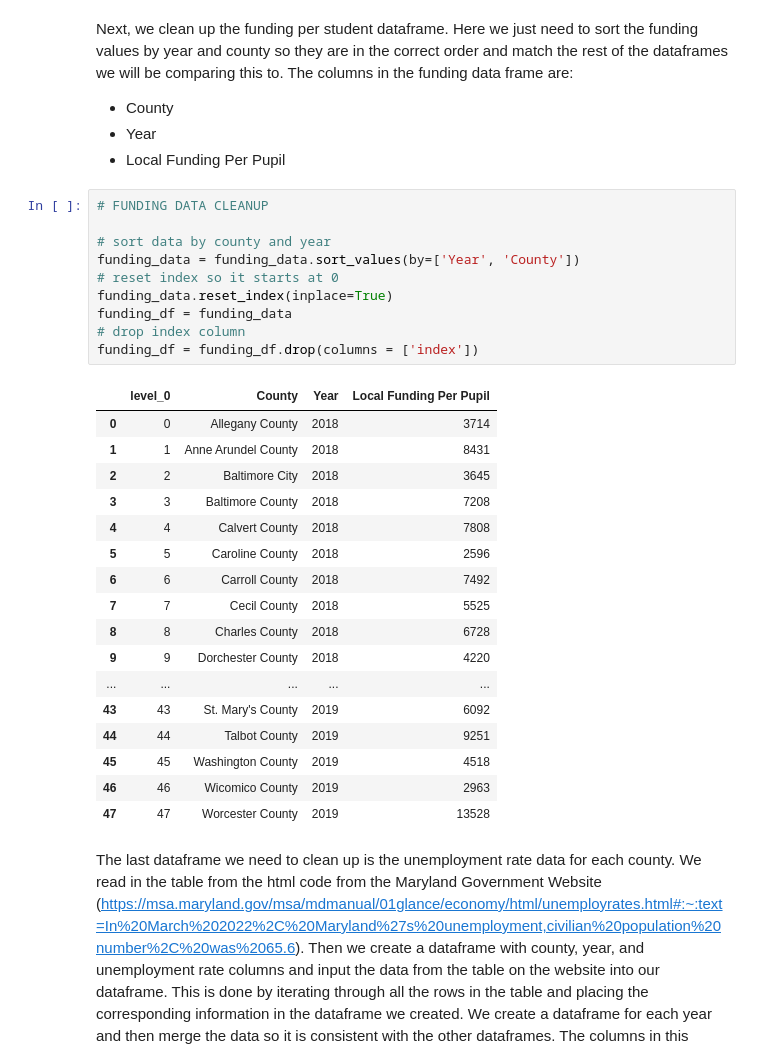
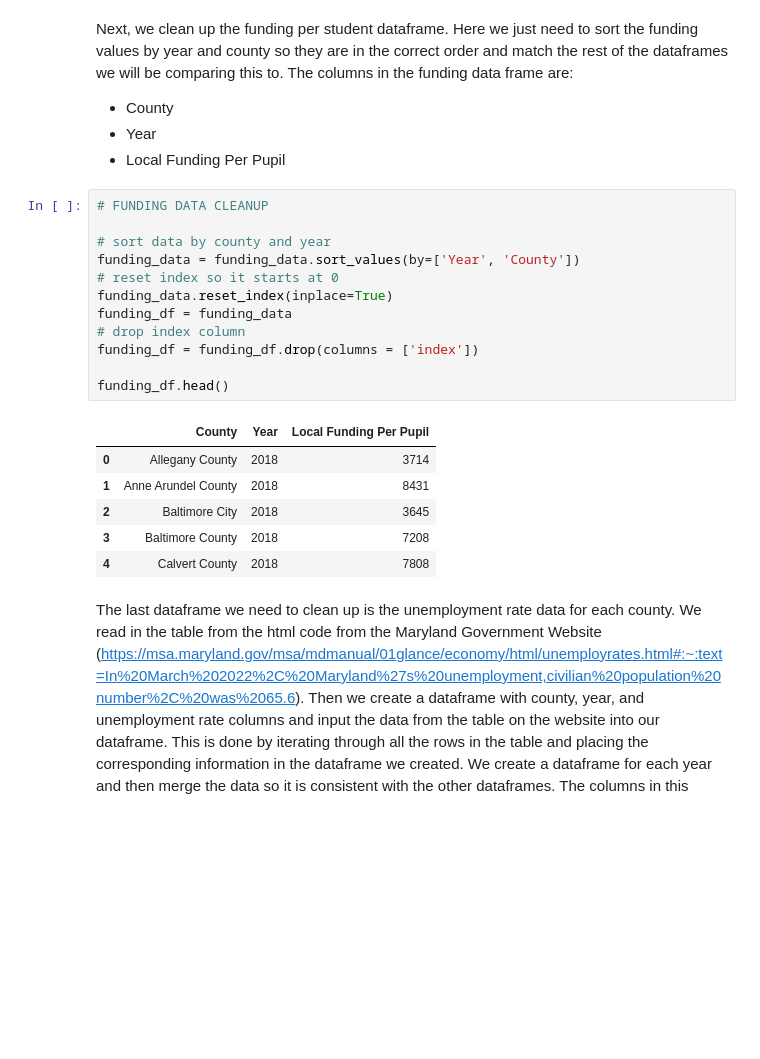
Before and after one commit to lgmueller/lgmueller.github.io, a Jupyter notebook: final-project/final-project.ipynb, the cells around one changed output. Drawn from its saved outputs; the diff is of its cells as text; blank space fills up the shorter version.

```diff
--- a/final-project/final-project.ipynb
+++ b/final-project/final-project.ipynb
@@ -243,31 +243,22 @@ Next, we clean up the funding per student dataframe. Here we just need to sort t
 # %%
 # FUNDING DATA CLEANUP
 
 # sort data by county and year
 funding_data = funding_data.sort_values(by=['Year', 'County'])
 # reset index so it starts at 0
 funding_data.reset_index(inplace=True)
 funding_df = funding_data
 # drop index column
 funding_df = funding_df.drop(columns = ['index'])
+
+funding_df.head()
 # %% [output]
-|  | level_0 | County | Year | Local Funding Per Pupil |
-| 0 | 0 | Allegany County | 2018 | 3714 |
-| 1 | 1 | Anne Arundel County | 2018 | 8431 |
-| 2 | 2 | Baltimore City | 2018 | 3645 |
-| 3 | 3 | Baltimore County | 2018 | 7208 |
-| 4 | 4 | Calvert County | 2018 | 7808 |
-| 5 | 5 | Caroline County | 2018 | 2596 |
-| 6 | 6 | Carroll County | 2018 | 7492 |
-| 7 | 7 | Cecil County | 2018 | 5525 |
-| 8 | 8 | Charles County | 2018 | 6728 |
-| 9 | 9 | Dorchester County | 2018 | 4220 |
-| ... | ... | ... | ... | ... |
-| 43 | 43 | St. Mary's County | 2019 | 6092 |
-| 44 | 44 | Talbot County | 2019 | 9251 |
-| 45 | 45 | Washington County | 2019 | 4518 |
-| 46 | 46 | Wicomico County | 2019 | 2963 |
-| 47 | 47 | Worcester County | 2019 | 13528 |
+|  | County | Year | Local Funding Per Pupil |
+| 0 | Allegany County | 2018 | 3714 |
+| 1 | Anne Arundel County | 2018 | 8431 |
+| 2 | Baltimore City | 2018 | 3645 |
+| 3 | Baltimore County | 2018 | 7208 |
+| 4 | Calvert County | 2018 | 7808 |
 # %% [markdown]
 The last dataframe we need to clean up is the unemployment rate data for each county. We read in the table from the html code from the Maryland Government Website (https://msa.maryland.gov/msa/mdmanual/01glance/economy/html/unemployrates.html#:~:text=In%20March%202022%2C%20Maryland%27s%20unemployment,civilian%20population%20number%2C%20was%2065.6). Then we create a dataframe with county, year, and unemployment rate columns and input the data from the table on the website into our dataframe. This is done by iterating through all the rows in the table and placing the corresponding information in the dataframe we created. We create a dataframe for each year and then merge the data so it is consistent with the other dataframes. The columns in this dataframe are:
 
```
Also changed, not shown: parts of 12 cells of this notebook.
